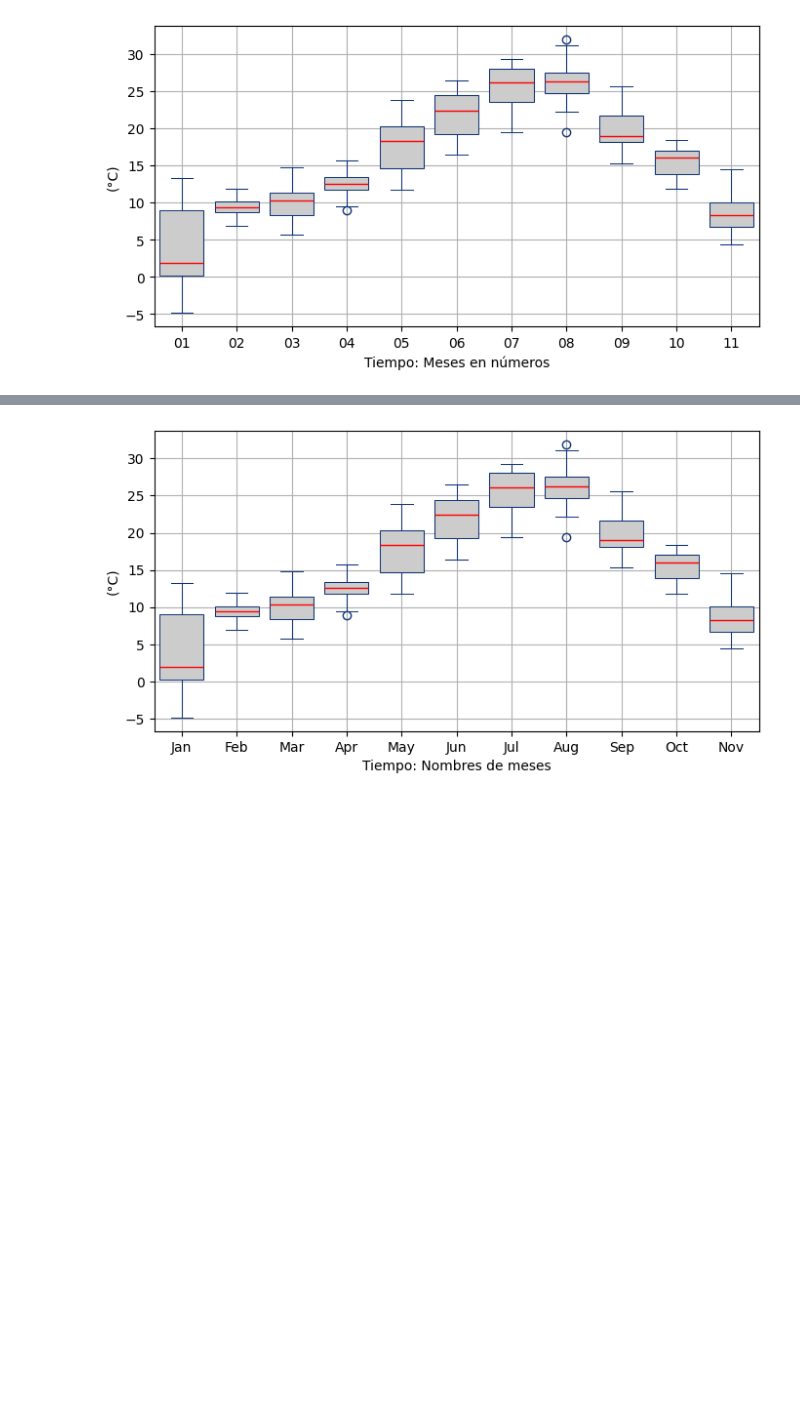
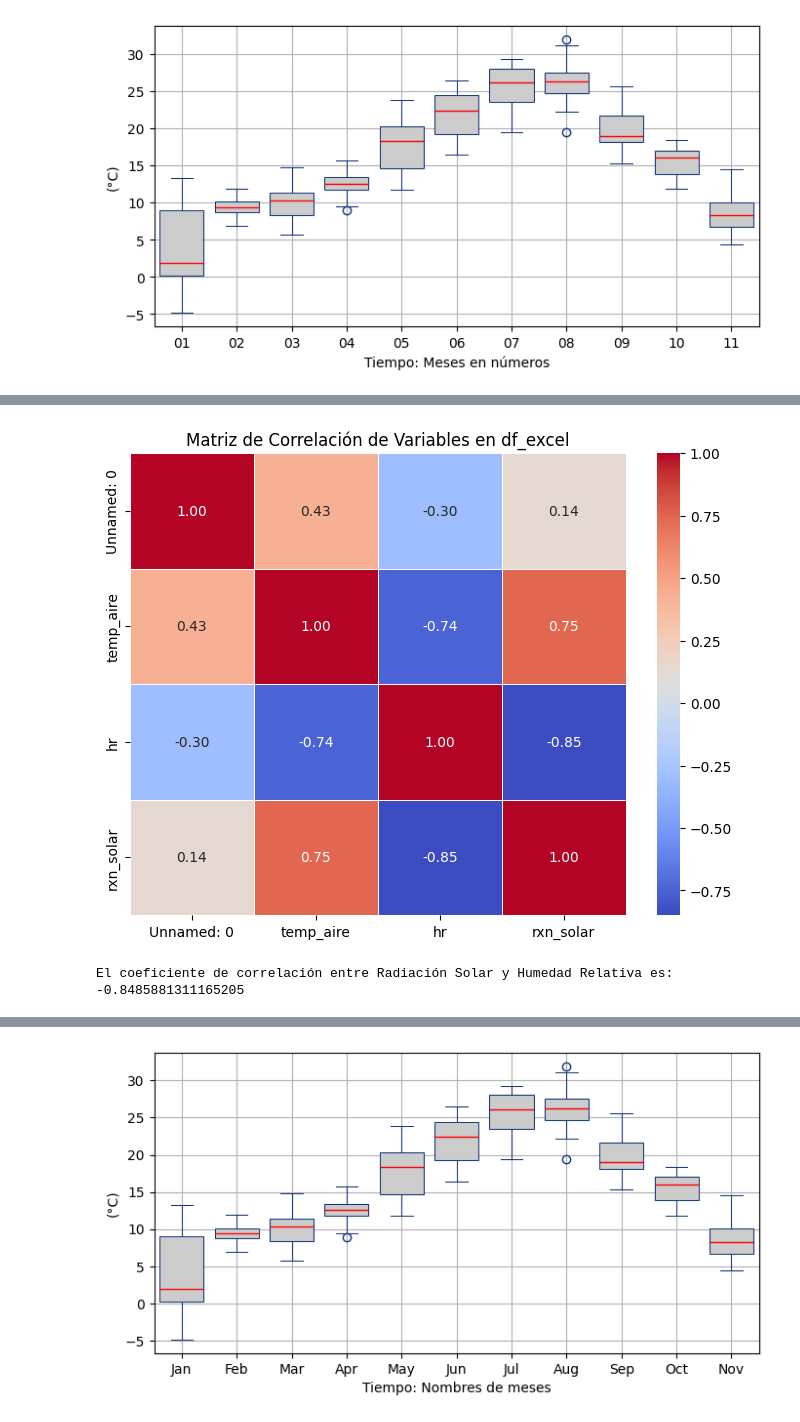
Before and after one commit to vrrp/sachabook_modulo1, a Jupyter notebook: _build/jupyter_execute/docs/sesion3-visualizacion_graficas.ipynb, the cells around one changed output, grey strips where cells are left out. Drawn from its saved outputs; the diff is of its cells as text; code cells hidden in the pictures; blank space fills up the shorter version.

```diff
--- a/_build/jupyter_execute/docs/sesion3-visualizacion_graficas.ipynb
+++ b/_build/jupyter_execute/docs/sesion3-visualizacion_graficas.ipynb
@@ -307,0 +377,16 @@ plt.grid(True)
+# %%
+# Calcular la matriz de correlación
+correlation_matrix = df_excel.corr(numeric_only=True)
+
+# Visualizar la matriz de correlación usando un mapa de calor
+plt.figure(figsize=(8, 6))
+sns.heatmap(correlation_matrix, annot=True, cmap='coolwarm', fmt=".2f", linewidths=.5)
+plt.title('Matriz de Correlación de Variables en df_excel')
+plt.show()
+# %% [output]
+[figure, added]
+# %%
+correlation_rxn_hr = df_excel['rxn_solar'].corr(df_excel['hr'])
+print(f"El coeficiente de correlación entre Radiación Solar y Humedad Relativa es: {correlation_rxn_hr}")
+# %% [output]
+El coeficiente de correlación entre Radiación Solar y Humedad Relativa es: -0.8485881311165205
```
Also changed, not shown: parts of 8 cells of this notebook, 41 other files.
